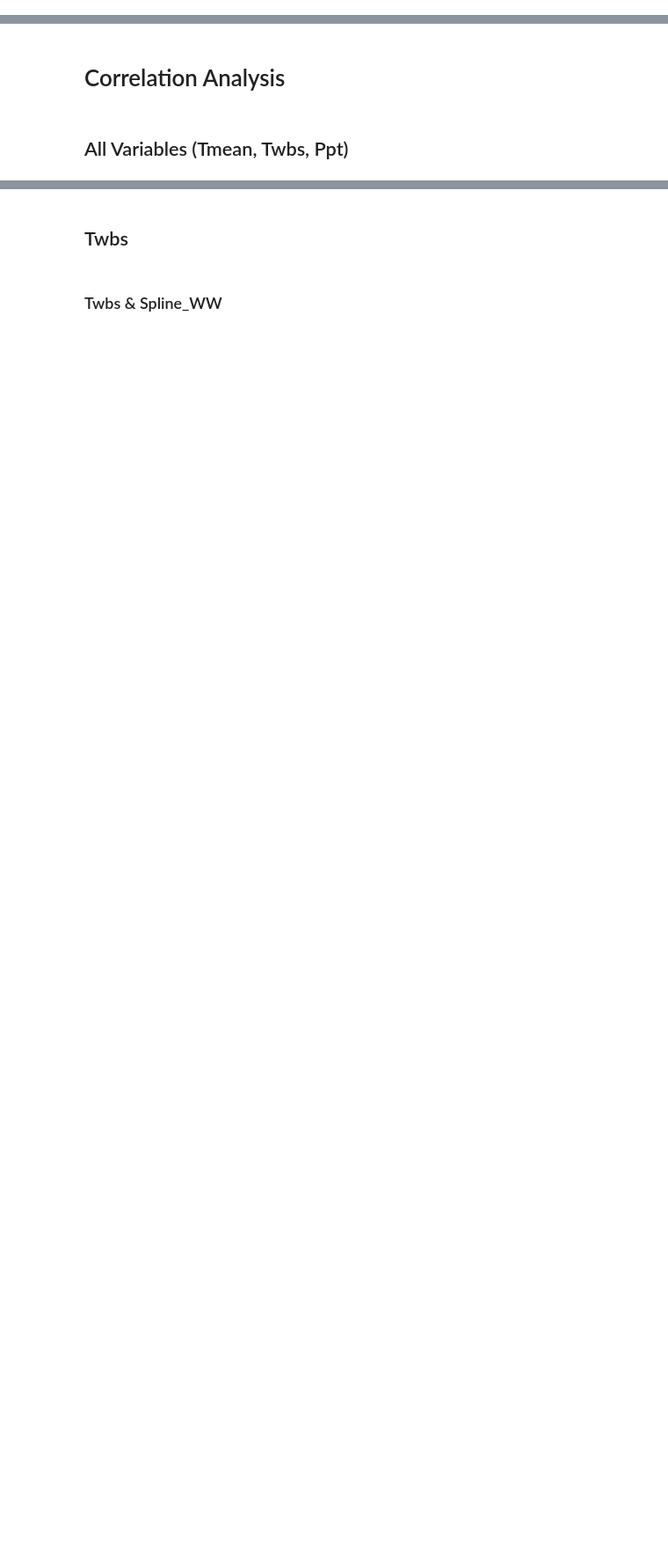
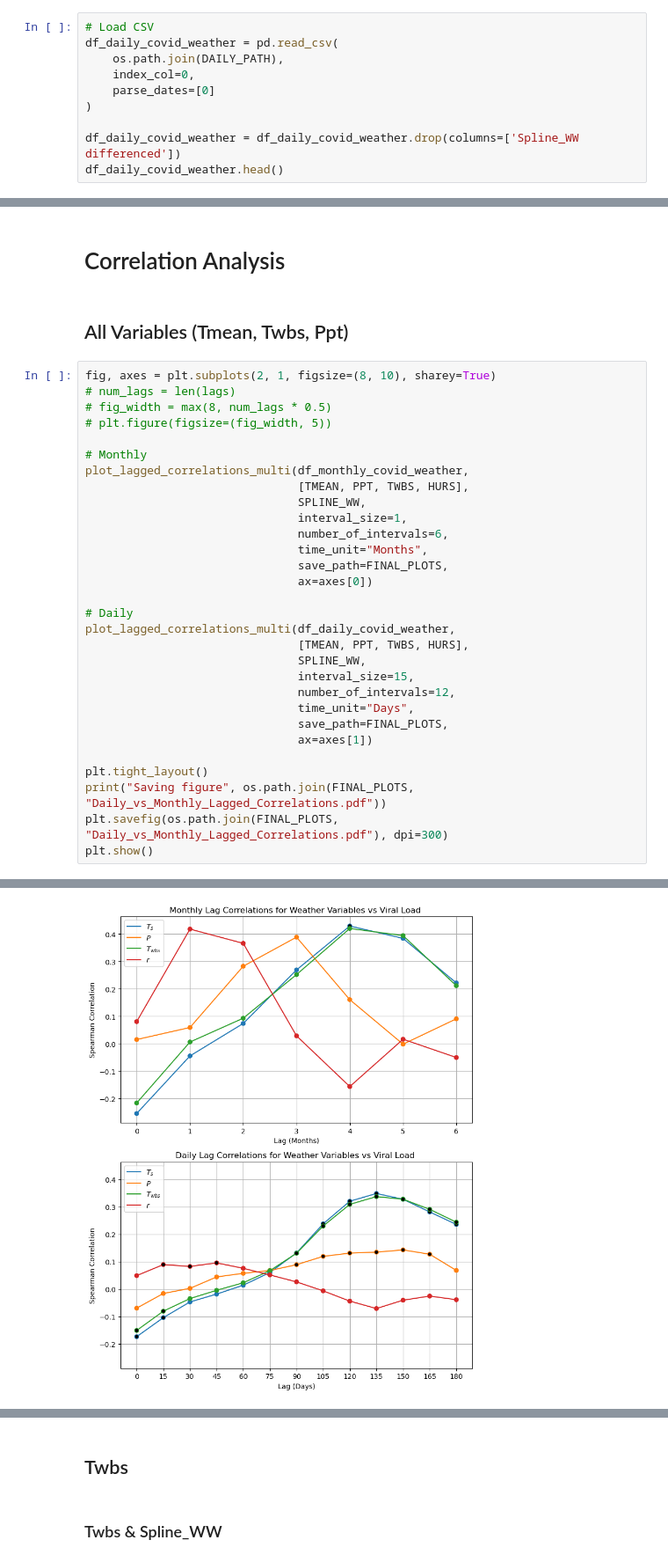
Before and after one commit to sd9616/wastewater, a Jupyter notebook: Monthly_PRISM_netcdf_calc_twbs.ipynb, the cells around one changed output, grey strips where cells are left out. Shown at 88% size. Cells and saved outputs as stored; diff of their text form; blank space fills up the shorter version.

```diff
--- a/Monthly_PRISM_netcdf_calc_twbs.ipynb
+++ b/Monthly_PRISM_netcdf_calc_twbs.ipynb
@@ -1384,0 +1482,10 @@ df_monthly_covid_weather.head()
+# %%
+# Load CSV
+df_daily_covid_weather = pd.read_csv(
+    os.path.join(DAILY_PATH),
+    index_col=0,
+    parse_dates=[0]
+)
+
+df_daily_covid_weather = df_daily_covid_weather.drop(columns=['Spline_WW differenced'])
+df_daily_covid_weather.head()
@@ -1386,3 +1501,34 @@ df_monthly_covid_weather.head()
 # Correlation Analysis
 # %% [markdown]
 ## All Variables (Tmean, Twbs, Ppt)
+# %%
+fig, axes = plt.subplots(2, 1, figsize=(8, 10), sharey=True)
+# num_lags = len(lags)
+# fig_width = max(8, num_lags * 0.5)
+# plt.figure(figsize=(fig_width, 5))
+
+# Monthly
+plot_lagged_correlations_multi(df_monthly_covid_weather,
+                               [TMEAN, PPT, TWBS, HURS],
+                               SPLINE_WW,
+                               interval_size=1,
+                               number_of_intervals=6,
+                               time_unit="Months",
+                               save_path=FINAL_PLOTS,
+                               ax=axes[0])
+
+# Daily
+plot_lagged_correlations_multi(df_daily_covid_weather,
+                               [TMEAN, PPT, TWBS, HURS],
+                               SPLINE_WW,
+                               interval_size=15,
+                               number_of_intervals=12,
+                               time_unit="Days",
+                               save_path=FINAL_PLOTS,
+                               ax=axes[1])
+
+plt.tight_layout()
+print("Saving figure", os.path.join(FINAL_PLOTS, "Daily_vs_Monthly_Lagged_Correlations.pdf"))
+plt.savefig(os.path.join(FINAL_PLOTS, "Daily_vs_Monthly_Lagged_Correlations.pdf"), dpi=300)
+plt.show()
+# %% [output]
@@ -1389,3 +1538,4 @@ df_monthly_covid_weather.head()
+[figure, added]
 # %%
 weather_vars = [TMEAN, PPT, TWBS, HURS]
 covid_var = SPLINE_WW
```
Also changed, not shown: parts of 9 cells of this notebook, 2 other files.
